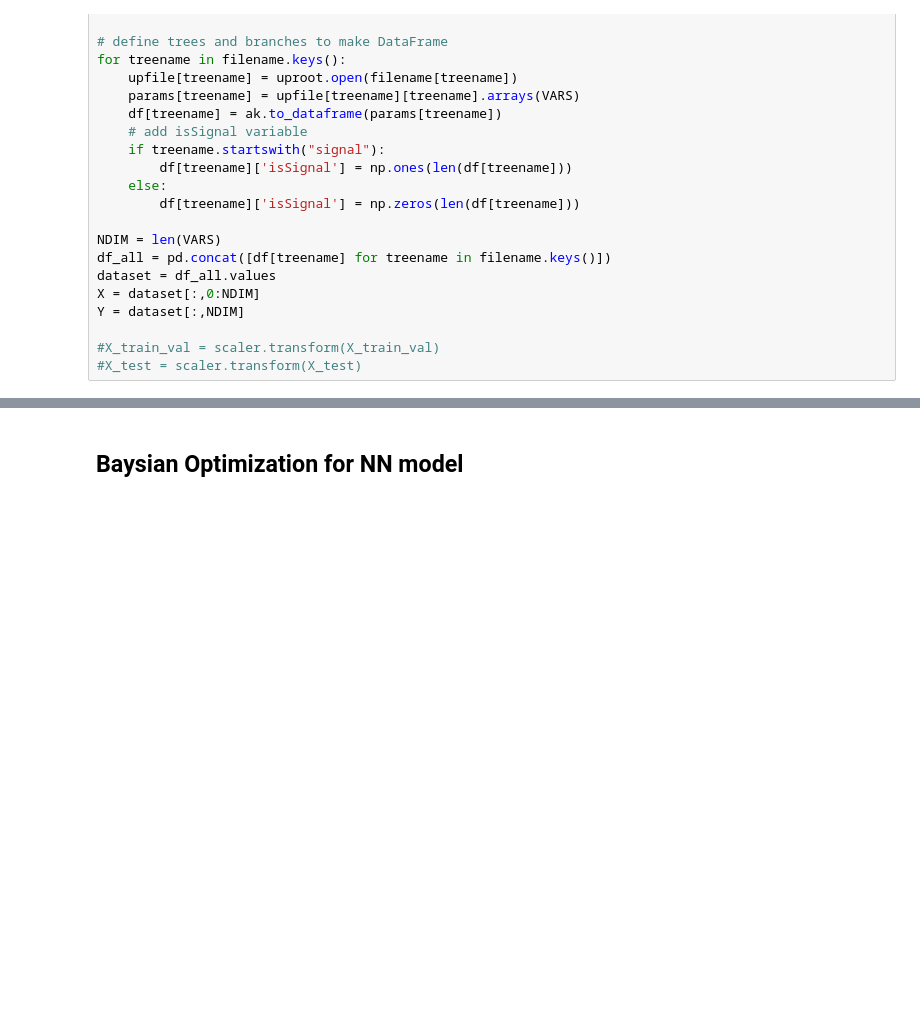
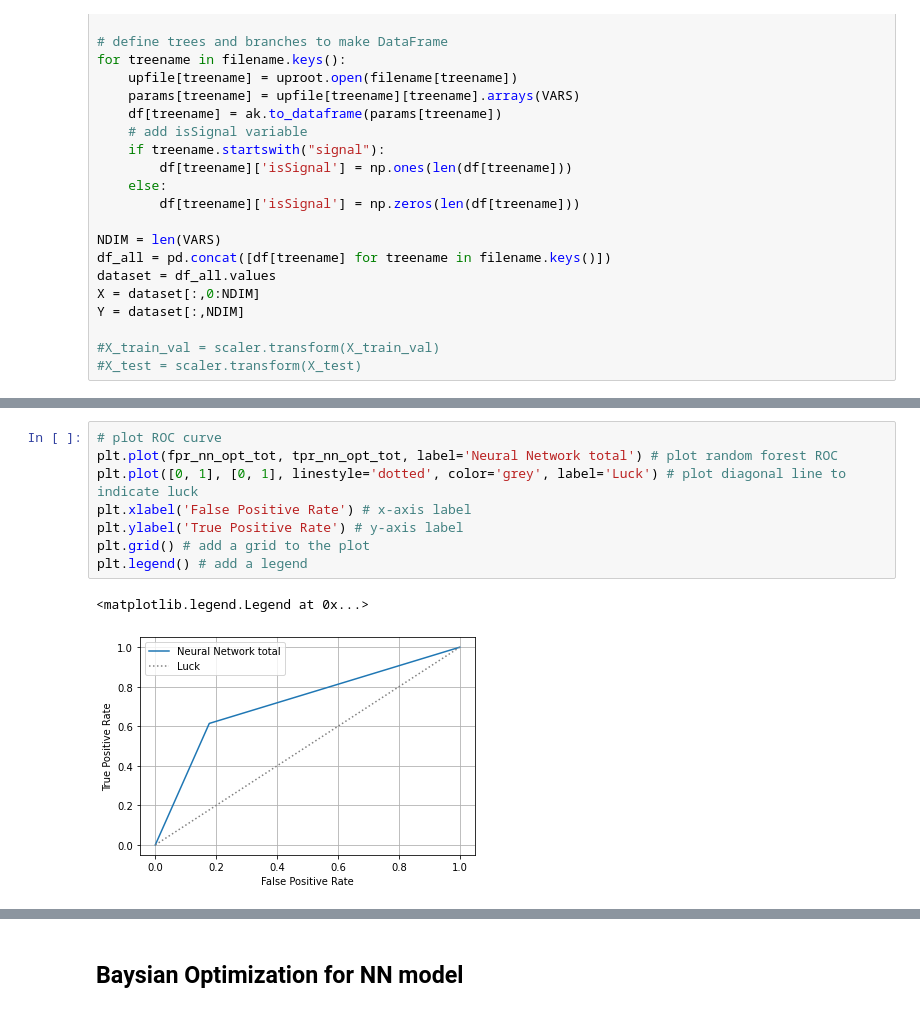
Before and after one commit to mghasemi19/TopFC, a Jupyter notebook: BDT_weight/NN_TopFC_main_bkg_analysis.ipynb, the cells around one changed output, grey strips where cells are left out. Drawn from its saved outputs; the diff is of its cells as text; blank space fills up the shorter version.

```diff
--- a/BDT_weight/NN_TopFC_main_bkg_analysis.ipynb
+++ b/BDT_weight/NN_TopFC_main_bkg_analysis.ipynb
@@ -847,0 +898,11 @@ weighted avg       0.96      0.62      0.74     97908
+# %%
+# plot ROC curve
+plt.plot(fpr_nn_opt_tot, tpr_nn_opt_tot, label='Neural Network total') # plot random forest ROC
+plt.plot([0, 1], [0, 1], linestyle='dotted', color='grey', label='Luck') # plot diagonal line to indicate luck
+plt.xlabel('False Positive Rate') # x-axis label
+plt.ylabel('True Positive Rate') # y-axis label
+plt.grid() # add a grid to the plot
+plt.legend() # add a legend
+# %% [output]
+<matplotlib.legend.Legend at 0x...>
+[figure, added]
```
Also changed, not shown: parts of 11 cells of this notebook, 1 other file.
